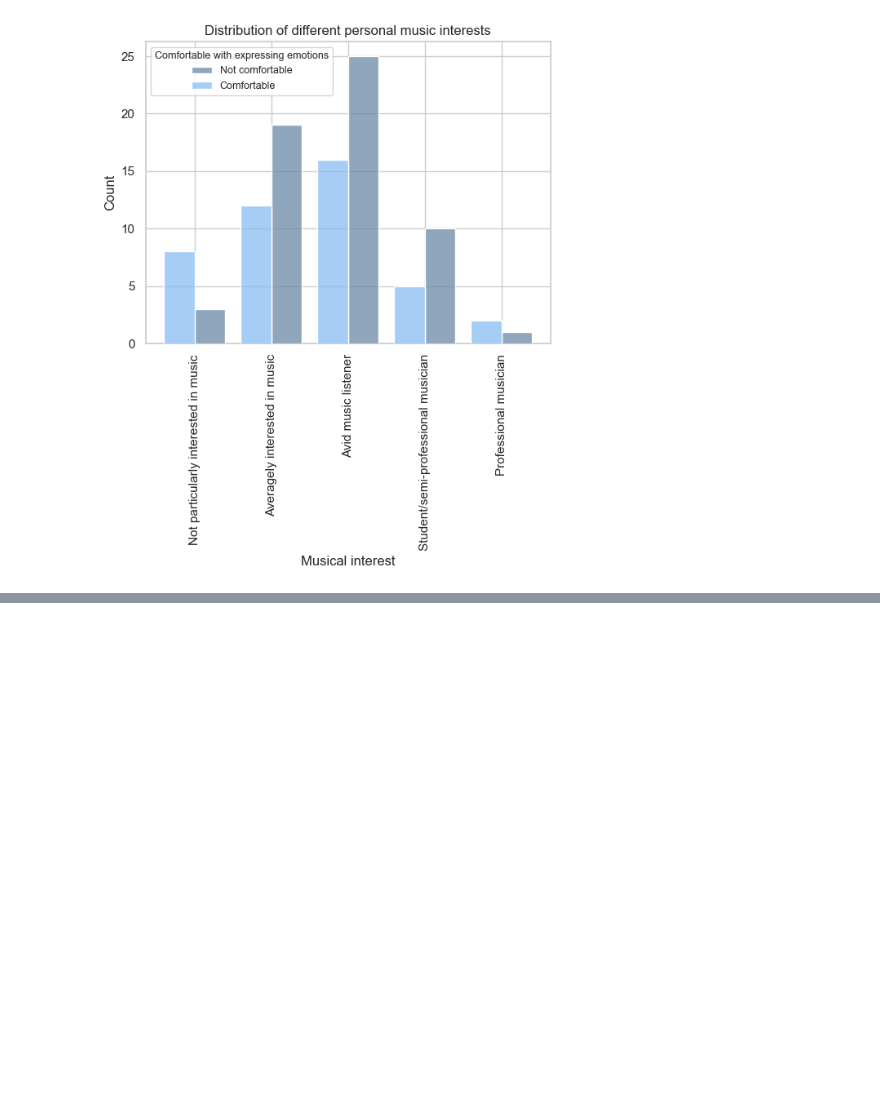
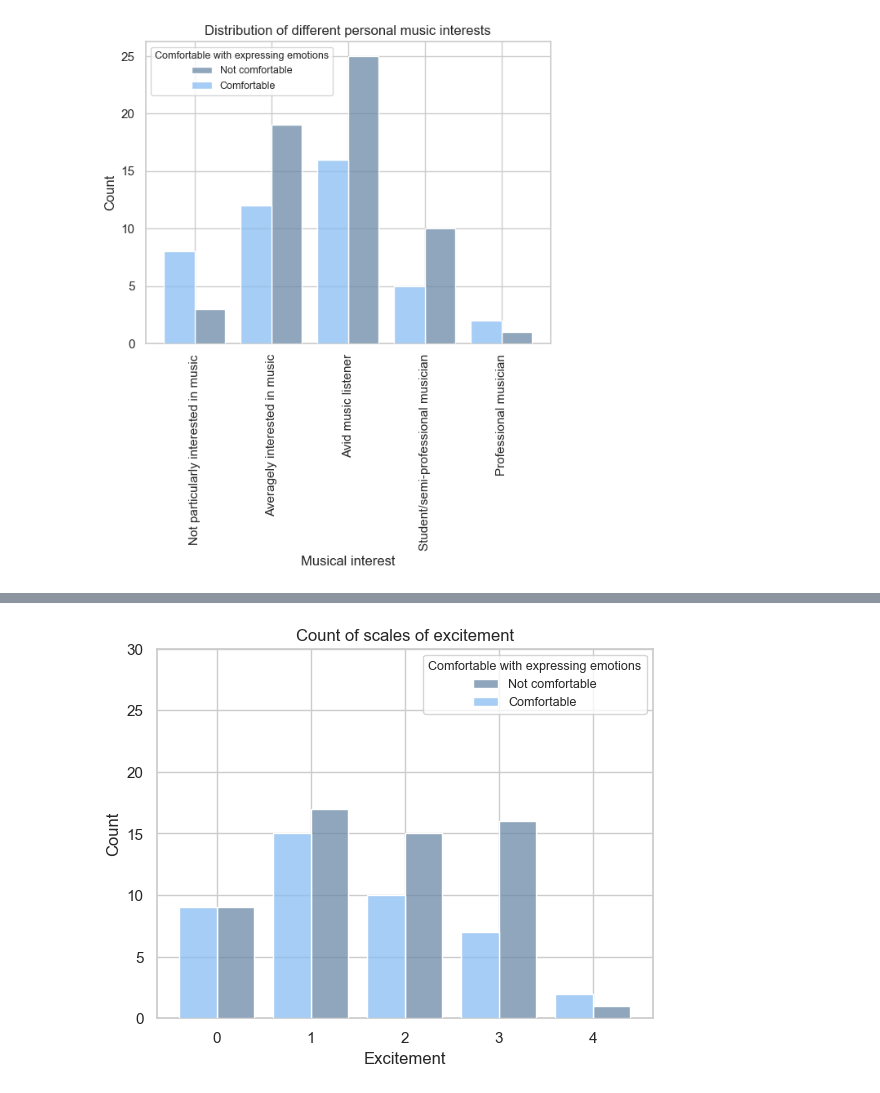
Before and after one commit to ihneskarbovik/IN5060-assignment3, a Jupyter notebook: study.ipynb, the cells around one changed output, grey strips where cells are left out. Cells and saved outputs as stored; diff of their text form; code cells hidden in the pictures; blank space fills up the shorter version.

```diff
--- a/study.ipynb
+++ b/study.ipynb
@@ -216,0 +238,12 @@ sns.heatmap(df_all_numeric.corr(), annot=True, cmap=color_palett)
+# %%
+to_plot['Excitement'] = pd.Categorical(to_plot['Excitement'], categories=order, ordered=True)
+
+ax = sns.histplot(data=to_plot, x='Excitement', hue='Comfortable with expressing emotions', palette=colors[1:3], multiple="dodge", shrink=0.8, zorder=3)
+ax.set_title('Count of scales of excitement')
+ax.set_xlabel('Excitement')
+ax.set_ylim(0, 30)
+ax.grid(True, zorder=0)
+ax.legend(title="Comfortable with expressing emotions", fontsize=9, title_fontsize=9, labels=['Not comfortable', 'Comfortable'])
+plt.show()
+# %% [output]
+[figure, added]
```
Also changed, not shown: parts of 13 cells of this notebook.
